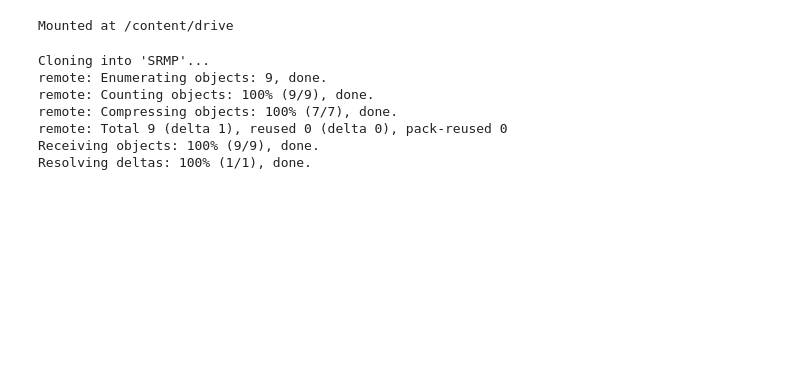
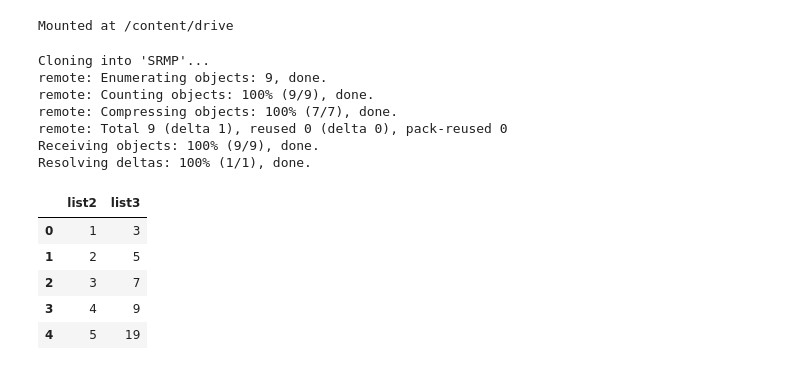
Before and after one commit to starluvr3579/SRMP, a Jupyter notebook: Oct4_DDM.ipynb, the cells around one changed output. Saved outputs shown, nothing was run; the diff lists cells and outputs as text; code cells hidden in the pictures; blank space fills up the shorter version.

```diff
--- a/Oct4_DDM.ipynb
+++ b/Oct4_DDM.ipynb
@@ -17,0 +20,15 @@ Resolving deltas: 100% (1/1), done.
+# %%
+list2 = [1,2,3,4,5]
+# %%
+list3 = [3,5,7,9,19]
+# %%
+df = pd.DataFrame({'list2':list2, 'list3':list3})
+# %%
+df
+# %% [output]
+|  | list2 | list3 |
+| 0 | 1 | 3 |
+| 1 | 2 | 5 |
+| 2 | 3 | 7 |
+| 3 | 4 | 9 |
+| 4 | 5 | 19 |
```
Also changed, not shown: parts of 6 cells of this notebook.
